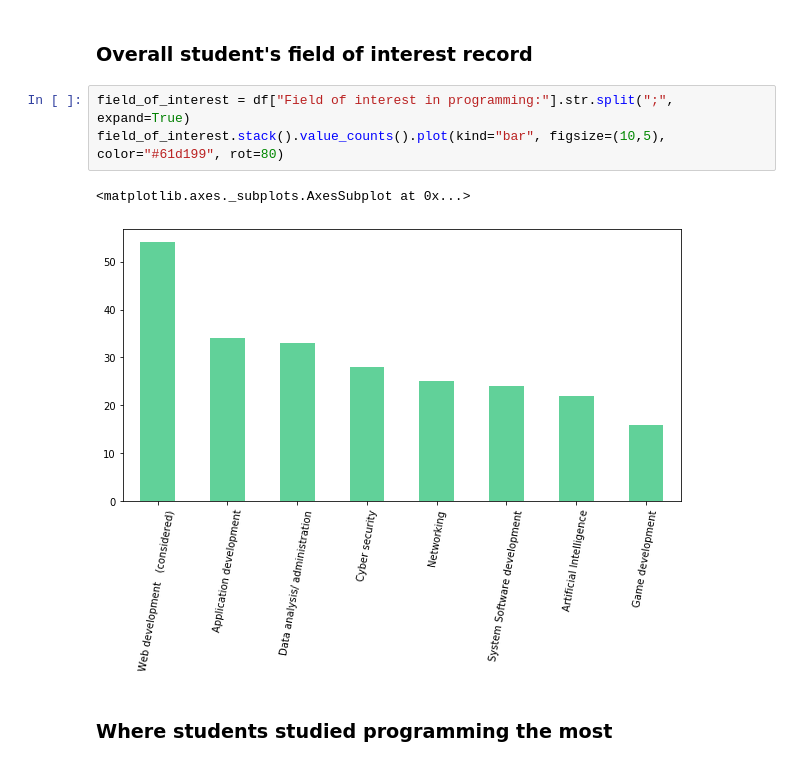
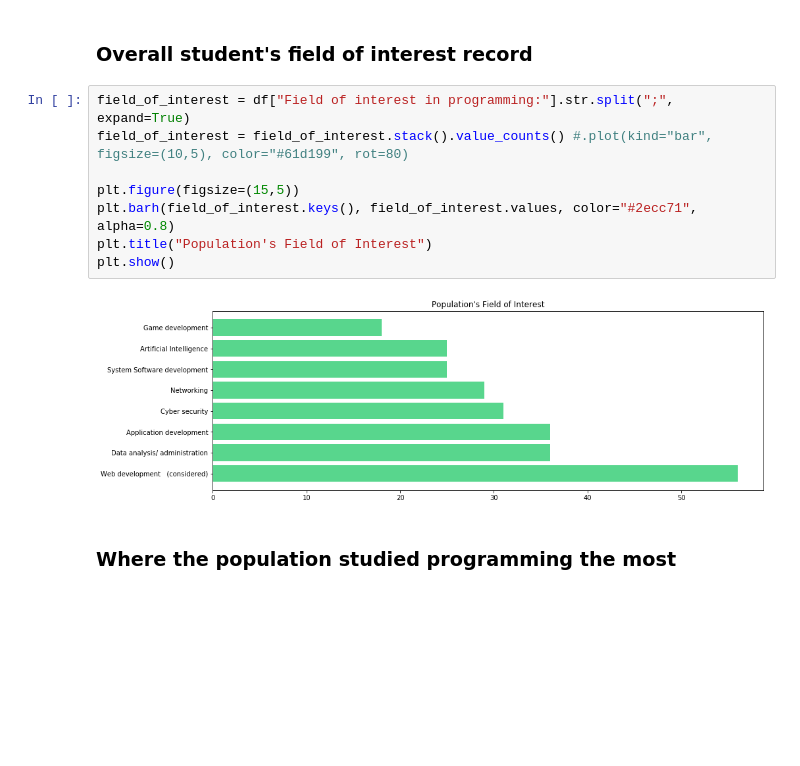
Before and after one commit to dunfred/Programming_Research_Predictive_Analysis, a Jupyter notebook: MCQU ON PROGRAMMING SURVEY ANALYSIS.ipynb, the cells around one changed output. Cells and saved outputs as stored; diff of their text form; blank space fills up the shorter version.

```diff
--- a/MCQU ON PROGRAMMING SURVEY ANALYSIS.ipynb
+++ b/MCQU ON PROGRAMMING SURVEY ANALYSIS.ipynb
@@ -103,11 +135,15 @@ no_200_ucc["Is Programming difficult?"].value_counts().plot(kind="bar", figsize=
 ### Overall student's field of interest record
 # %%
 field_of_interest = df["Field of interest in programming:"].str.split(";", expand=True)
-field_of_interest.stack().value_counts().plot(kind="bar", figsize=(10,5), color="#61d199", rot=80)
+field_of_interest = field_of_interest.stack().value_counts() #.plot(kind="bar", figsize=(10,5), color="#61d199", rot=80)
+
+plt.figure(figsize=(15,5))
+plt.barh(field_of_interest.keys(), field_of_interest.values, color="#2ecc71", alpha=0.8)
+plt.title("Population's Field of Interest")
+plt.show()
 # %% [output]
-<matplotlib.axes._subplots.AxesSubplot at 0x...>
-[figure, old version]
+[figure, new version]
 # %% [markdown]
-### Where students studied programming the most
+### Where the population studied programming the most
 # %%
 where_std_prg = df["Where did/do you properly study programming?"].str.split(";", expand=True)
```
Also changed, not shown: parts of 36 cells of this notebook.
